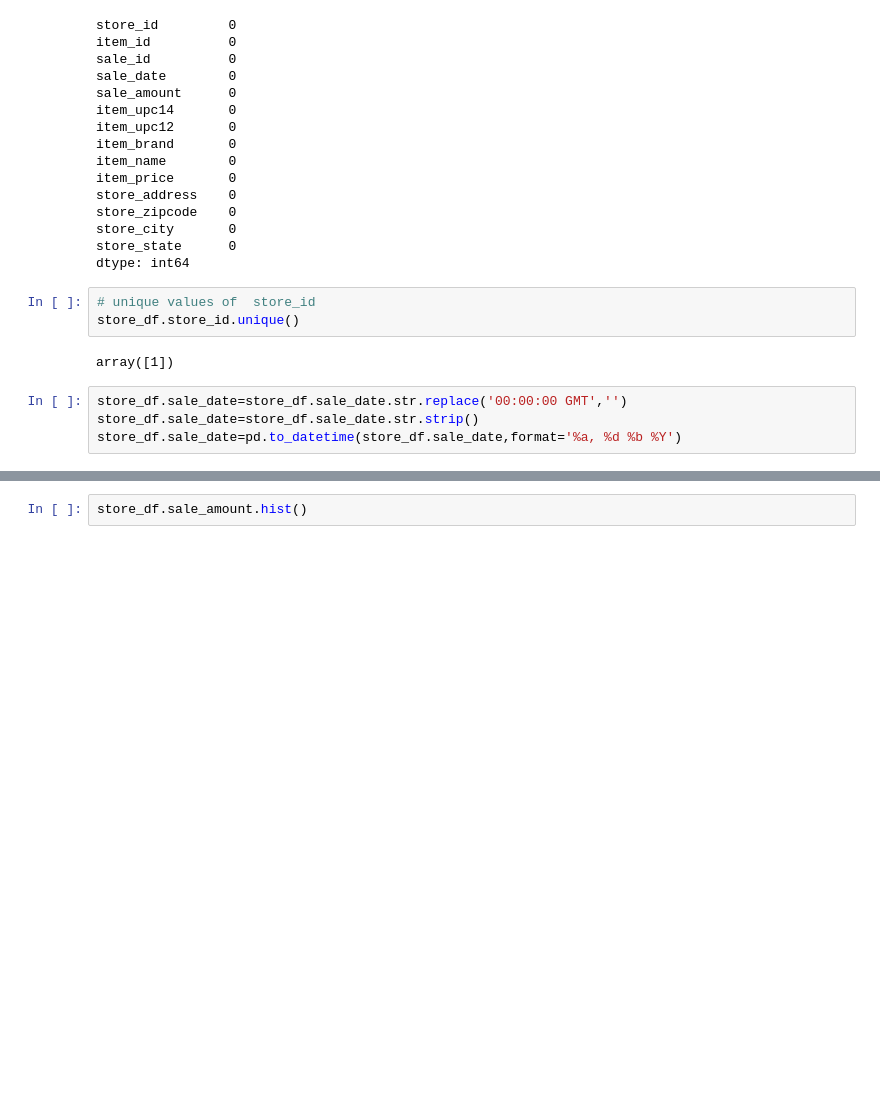
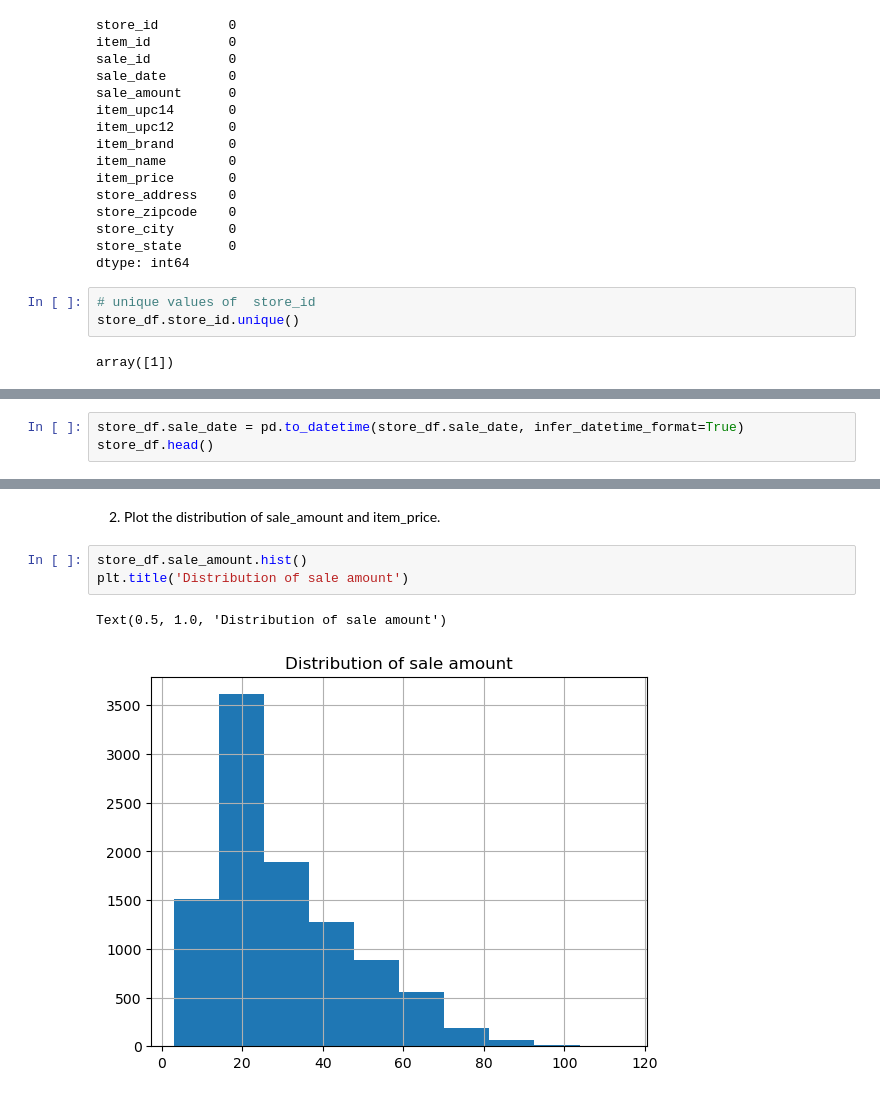
Before and after one commit to Miatta-Sinayoko/time-series-exercises, a Jupyter notebook: prepare_exercise.ipynb, the cells around one changed output, grey strips where cells are left out. Saved outputs shown, nothing was run; the diff lists cells and outputs as text; blank space fills up the shorter version.

```diff
--- a/prepare_exercise.ipynb
+++ b/prepare_exercise.ipynb
@@ -78,7 +68,3 @@ dtype: int64
 store_df.store_id.unique()
 # %% [output]
 array([1])
-# %%
-store_df.sale_date=store_df.sale_date.str.replace('00:00:00 GMT','')
-store_df.sale_date=store_df.sale_date.str.strip()
-store_df.sale_date=pd.to_datetime(store_df.sale_date,format='%a, %d %b %Y')
@@ -88,0 +73,3 @@ store_df.info()
+# %%
+store_df.sale_date = pd.to_datetime(store_df.sale_date, infer_datetime_format=True)
+store_df.head()
@@ -89,4 +83,10 @@ store_df.info()
+# %% [markdown]
+2. Plot the distribution of sale_amount and item_price.
 # %%
 store_df.sale_amount.hist()
+plt.title('Distribution of sale amount')
+# %% [output]
+Text(0.5, 1.0, 'Distribution of sale amount')
+[figure, added]
 # %%
 store_df.item_price.hist()
```
Also changed, not shown: parts of 36 cells of this notebook.
